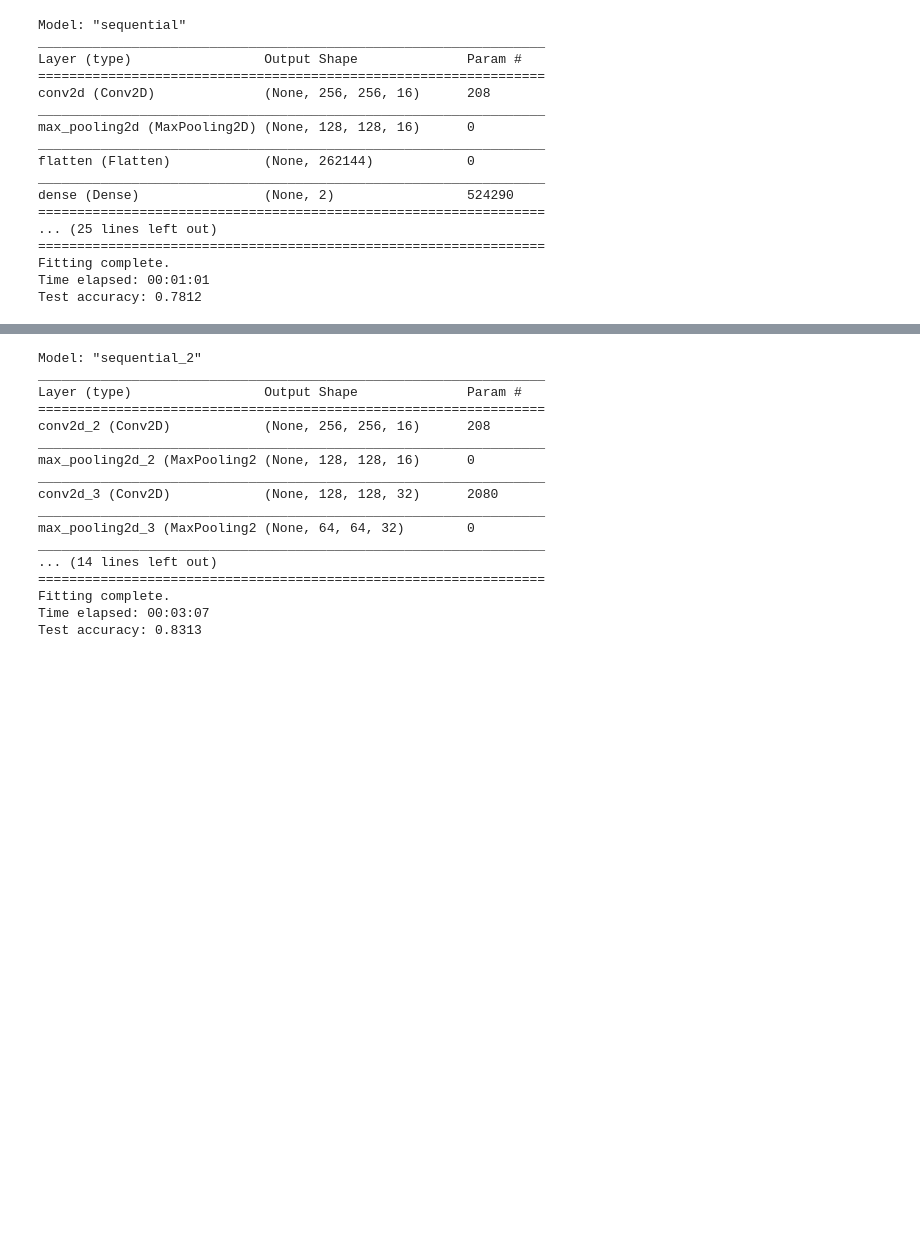
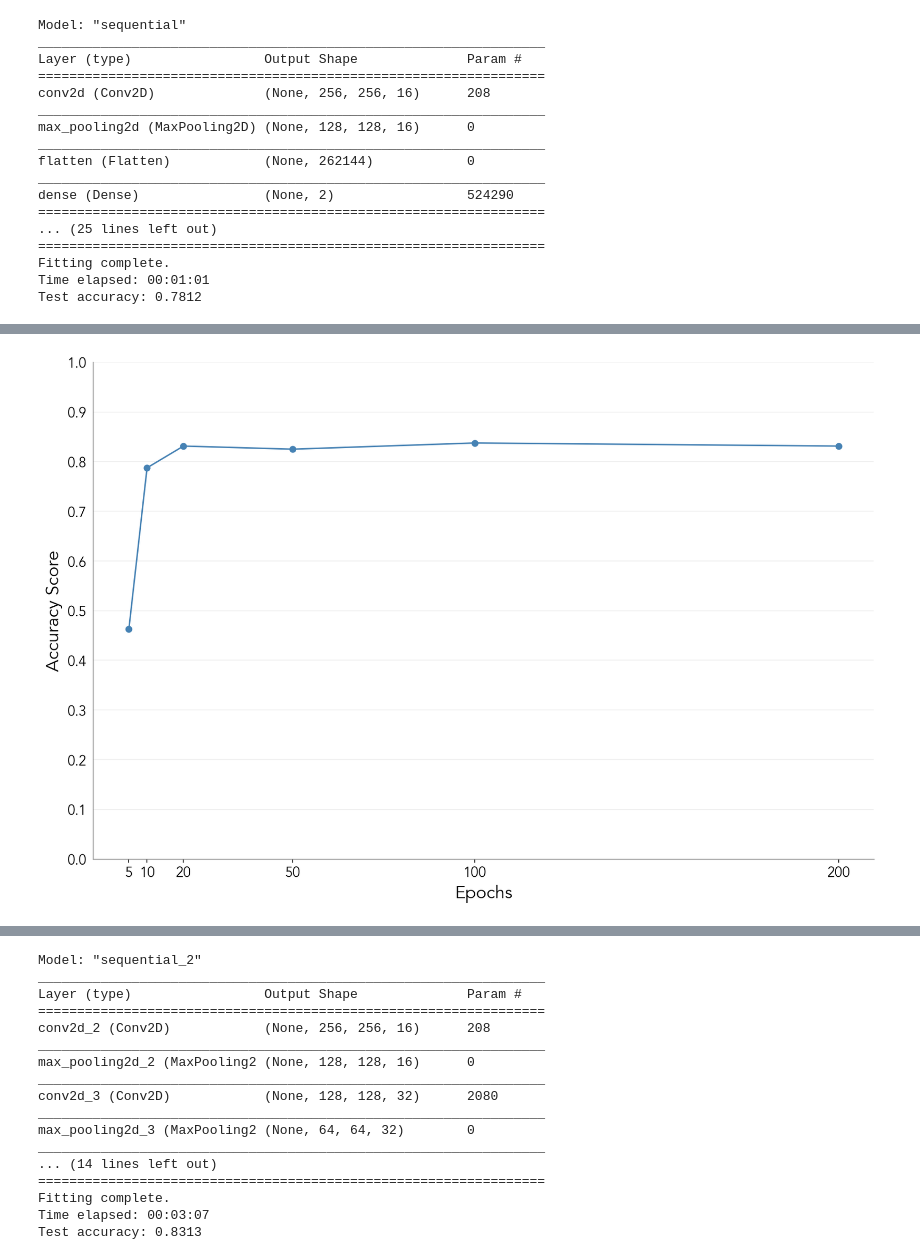
Before and after one commit to harryroper96/xray_abnormality_detector, a Jupyter notebook: xray_abnormality_detector.ipynb, the cells around one changed output, grey strips where cells are left out. Cells and saved outputs as stored; diff of their text form; code cells hidden in the pictures; blank space fills up the shorter version.

```diff
--- a/xray_abnormality_detector.ipynb
+++ b/xray_abnormality_detector.ipynb
@@ -295,25 +295,27 @@ Test accuracy: 0.7812
 # %%
-# fig = plt.figure(figsize=(12, 8))
-# plt.rcParams['font.family'] = 'sans-serif'
-# plt.rcParams['font.sans-serif'] = 'Avenir'
-# ax = fig.add_subplot(1, 1, 1)
+fig = plt.figure(figsize=(12, 8))
+plt.rcParams['font.family'] = 'sans-serif'
+plt.rcParams['font.sans-serif'] = 'Avenir'
+ax = fig.add_subplot(1, 1, 1)
 
-# ax.plot(epochs, scores, color='steelblue', marker='o')
-# ax.set_xticks(epochs)
-# ax.set_xticklabels(epochs, fontsize=14)
-# ax.set_ylim(0.7, 0.9)
-# ax.set_yticks([i/100 for i in range(70, 91, 5)])
-# ax.set_yticklabels([i/100 for i in range(70, 91, 5)], fontsize=14)
-# ax.set_xlabel('Epochs', fontsize=18)
-# ax.set_ylabel('Accuracy Score', fontsize=18)
+ax.plot(epochs, scores, color='steelblue', marker='o')
+ax.set_xticks(epochs)
+ax.set_xticklabels(epochs, fontsize=14)
+ax.set_ylim(0, 1)
+ax.set_yticks([i/10 for i in range(11)])
+ax.set_yticklabels([i/10 for i in range(11)], fontsize=14)
+ax.set_xlabel('Epochs', fontsize=18)
+ax.set_ylabel('Accuracy Score', fontsize=18)
 
-# ax.yaxis.grid(True, color='#EEEEEE')
-# ax.spines['top'].set_visible(False)
-# ax.spines['right'].set_visible(False)
-# ax.spines['left'].set_color('grey')
-# ax.spines['bottom'].set_color('grey')
-# ax.tick_params(left=False)
+ax.yaxis.grid(True, color='#EEEEEE')
+ax.spines['top'].set_visible(False)
+ax.spines['right'].set_visible(False)
+ax.spines['left'].set_color('grey')
+ax.spines['bottom'].set_color('grey')
+ax.tick_params(left=False)
 
-# plt.tight_layout()
-# plt.show()
-# fig.savefig('xray_visualisations/epochs.png')
+plt.tight_layout()
+plt.show()
+fig.savefig('xray_visualisations/epochs.png')
+# %% [output]
+[figure, added]
```
Also changed, not shown: parts of 12 cells of this notebook.
